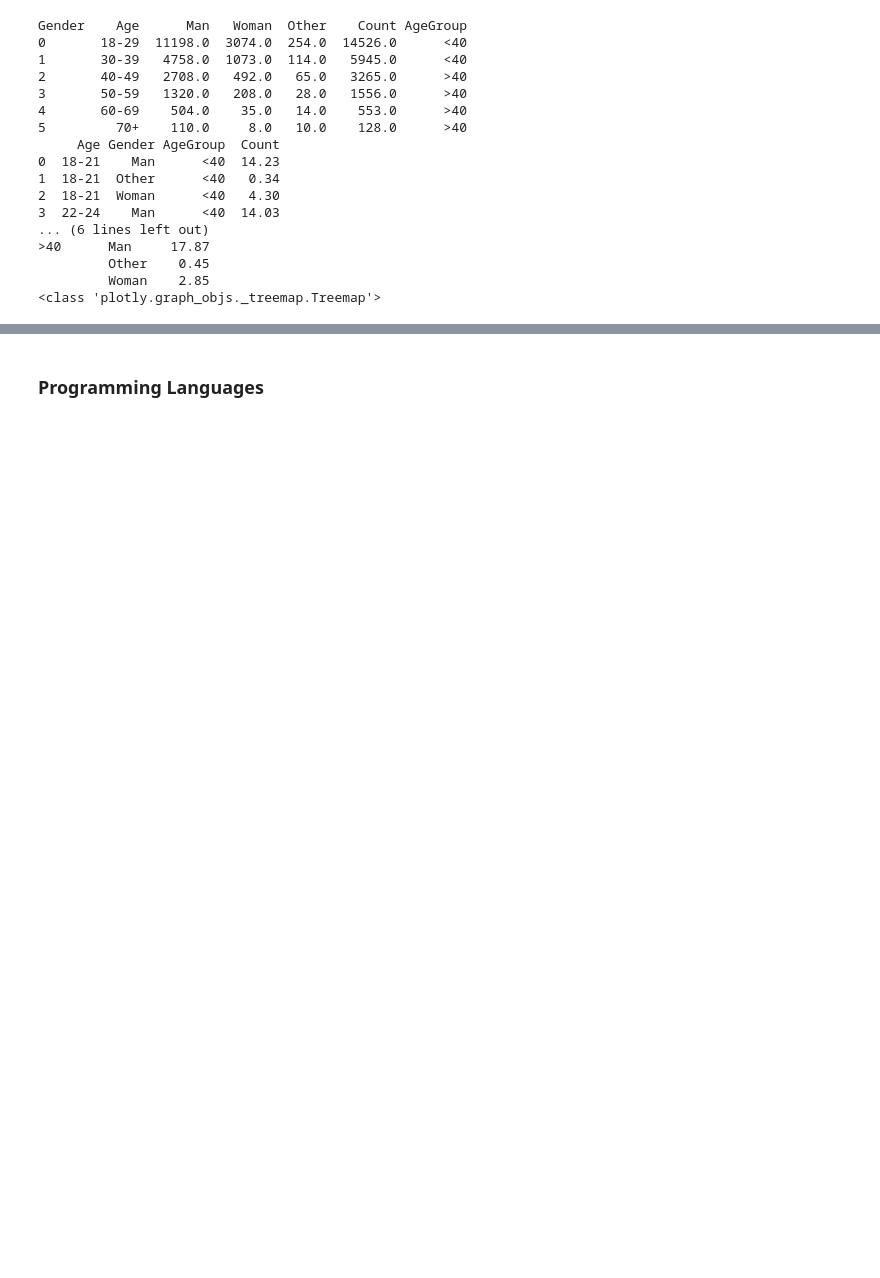
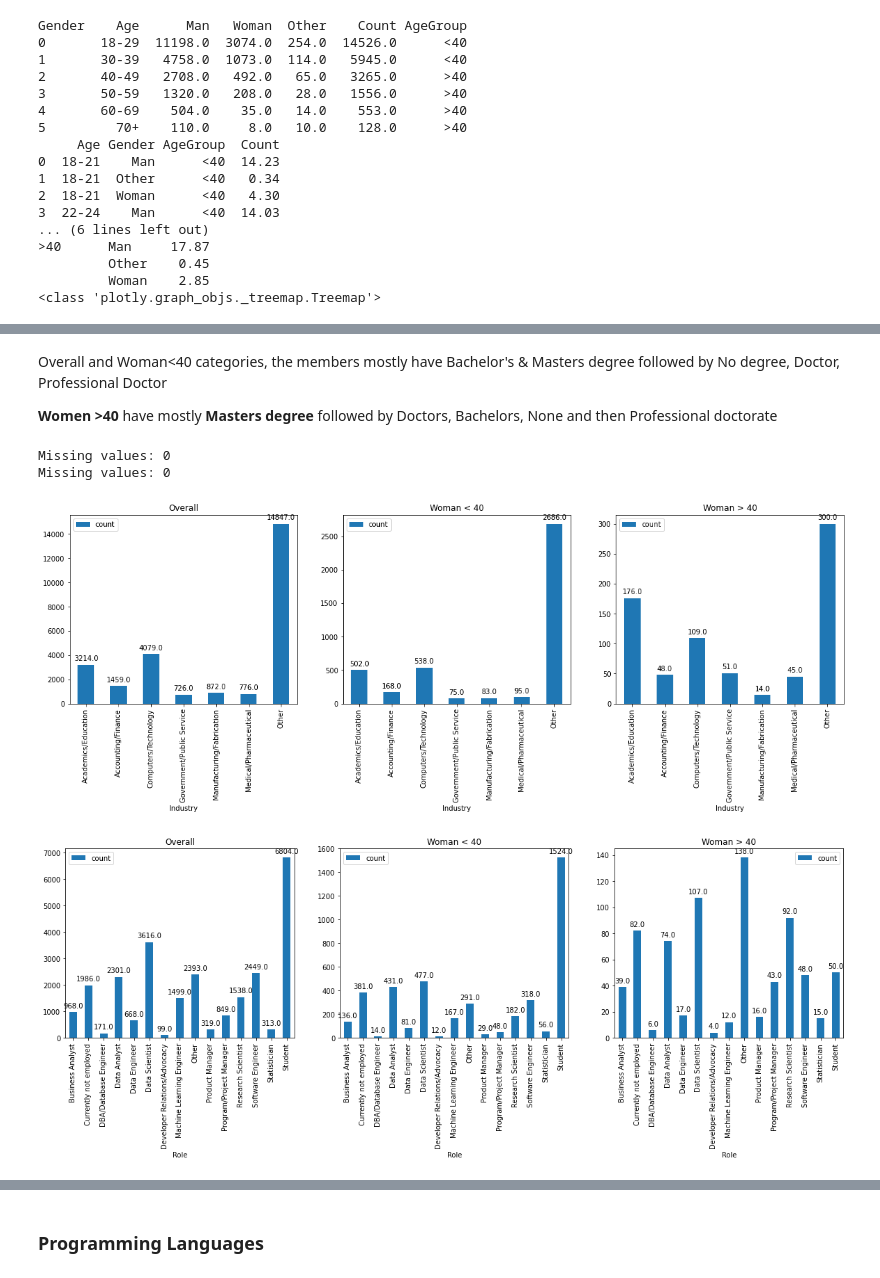
Before and after one commit to sreedevigattu/mldssurvey, a Jupyter notebook: mldssurvey.ipynb, the cells around one changed output, grey strips where cells are left out. Cells and saved outputs as stored; diff of their text form; code cells hidden in the pictures; blank space fills up the shorter version.

Commit message:
Added other categories

```diff
--- a/mldssurvey.ipynb
+++ b/mldssurvey.ipynb
@@ -456,0 +491,19 @@ India seems to be fast catching up!!
+# %% [markdown]
+Overall and Woman<40 categories, the members mostly have Bachelor's & Masters degree followed by No degree, Doctor, Professional Doctor
+
+**Women >40** have mostly **Masters degree** followed by Doctors, Bachelors, None and then Professional doctorate
+# %%
+COLS_INDUSTRY = ('Q20', 'In what industry is your current employer/contract (or your most recent employer if retired)? - Selected Choice')
+df[COLS_INDUSTRY].value_counts(normalize=True)*100;print()
+df_new['Industry'] = df[COLS_INDUSTRY].apply(lambda x: x if x in ['Computers/Technology','Academics/Education', 'Accounting/Finance', 'Manufacturing/Fabrication', 'Medical/Pharmaceutical', 'Government/Public Service'] else 'Other' )
+getYYY(df_new, 'Industry')
+
+COLS_ROLE = ('Q5', 'Select the title most similar to your current role (or most recent title if retired): - Selected Choice')
+df[COLS_ROLE].value_counts(normalize=True)*100
+df_new['Role'] = df[COLS_ROLE]
+getYYY(df_new, 'Role')
+# %% [output]
+Missing values: 0
+Missing values: 0
+[figure, added]
+[figure, added]
```
Also changed, not shown: parts of 123 cells of this notebook.
